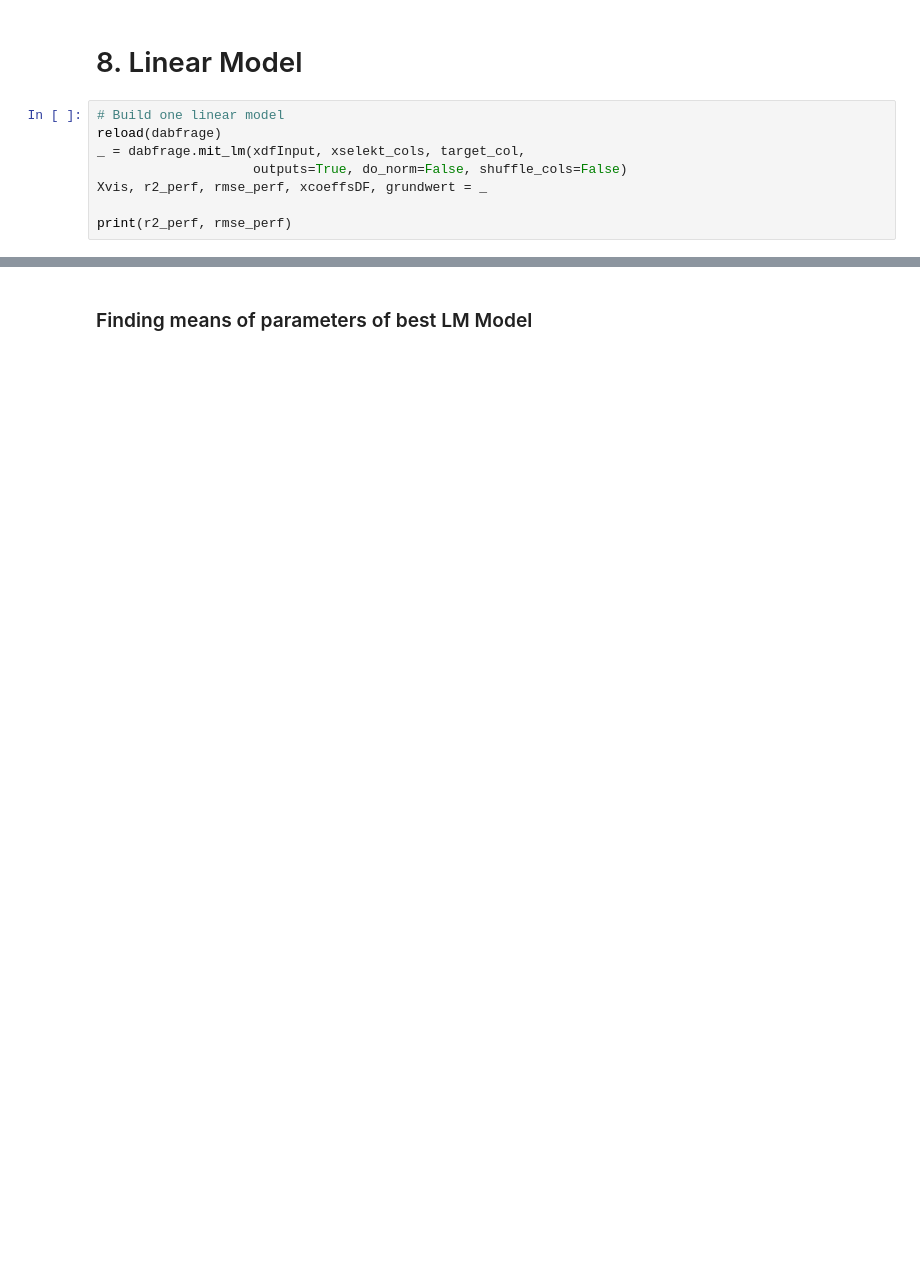
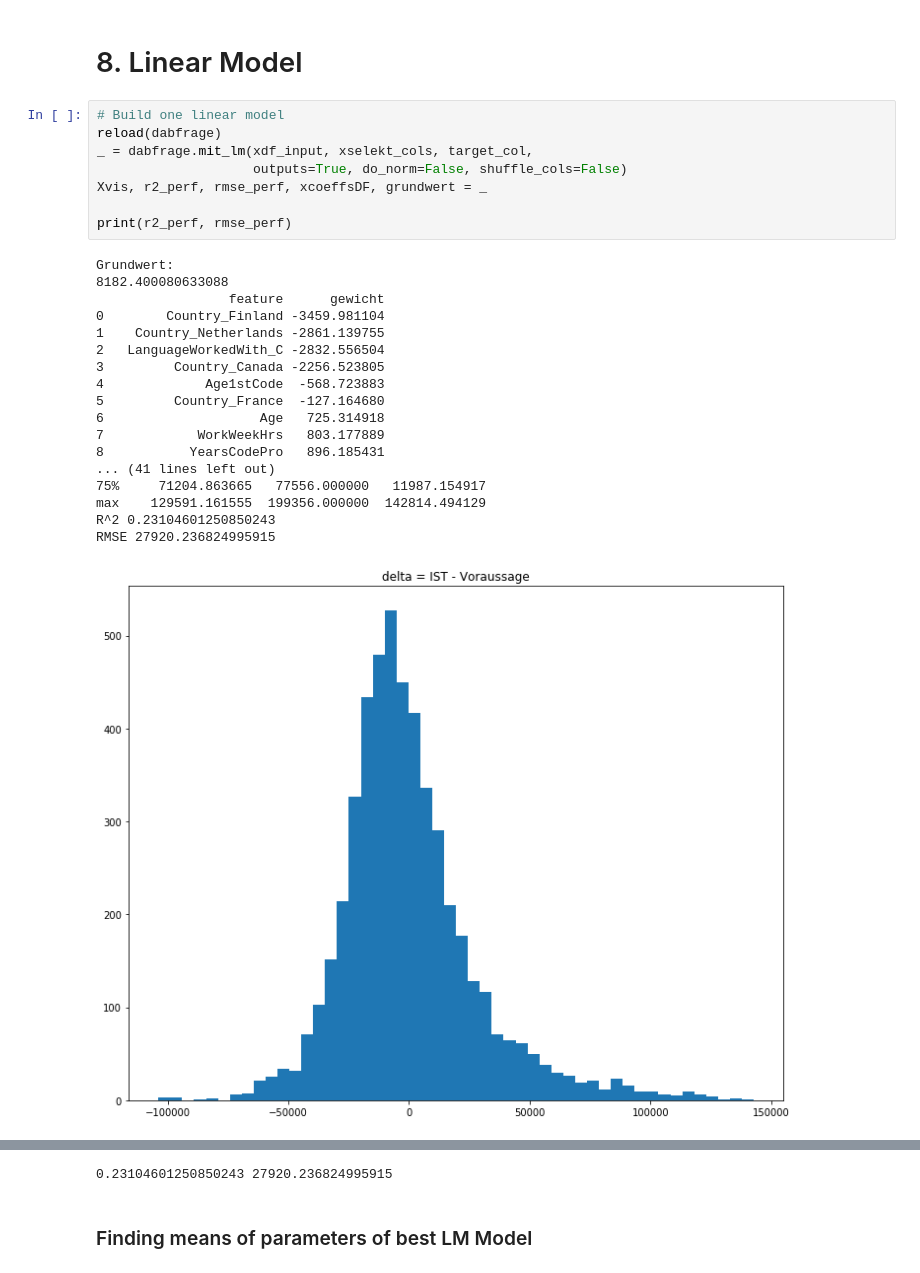
Before and after one commit to mktex/schneeflocken, a Jupyter notebook: notebooks/P1.ipynb, the cells around one changed output, grey strips where cells are left out. Saved outputs shown, nothing was run; the diff lists cells and outputs as text; blank space fills up the shorter version.

```diff
--- a/notebooks/P1.ipynb
+++ b/notebooks/P1.ipynb
@@ -878,8 +1154,27 @@ _ = sns.heatmap(xdfInput[[target_col, 'JobSat'] + xselekt_cols].corr())
 # %%
 # Build one linear model
 reload(dabfrage)
-_ = dabfrage.mit_lm(xdfInput, xselekt_cols, target_col,
+_ = dabfrage.mit_lm(xdf_input, xselekt_cols, target_col,
                     outputs=True, do_norm=False, shuffle_cols=False)
 Xvis, r2_perf, rmse_perf, xcoeffsDF, grundwert = _
 
 print(r2_perf, rmse_perf)
+# %% [output]
+Grundwert:
+8182.400080633088
+                 feature      gewicht
+0        Country_Finland -3459.981104
+1    Country_Netherlands -2861.139755
+2   LanguageWorkedWith_C -2832.556504
+3         Country_Canada -2256.523805
+4             Age1stCode  -568.723883
+5         Country_France  -127.164680
+6                    Age   725.314918
+7            WorkWeekHrs   803.177889
+8           YearsCodePro   896.185431
+... (41 lines left out)
+75%     71204.863665   77556.000000   11987.154917
+max    129591.161555  199356.000000  142814.494129
+R^2 0.23104601250850243
+RMSE 27920.236824995915
+[figure, added]
@@ -886,3 +1182,4 @@ print(r2_perf, rmse_perf)
+0.23104601250850243 27920.236824995915
 # %% [markdown]
 ### Finding means of parameters of best LM Model
 # %%
```
Also changed, not shown: parts of 40 cells of this notebook, 8 other files.
